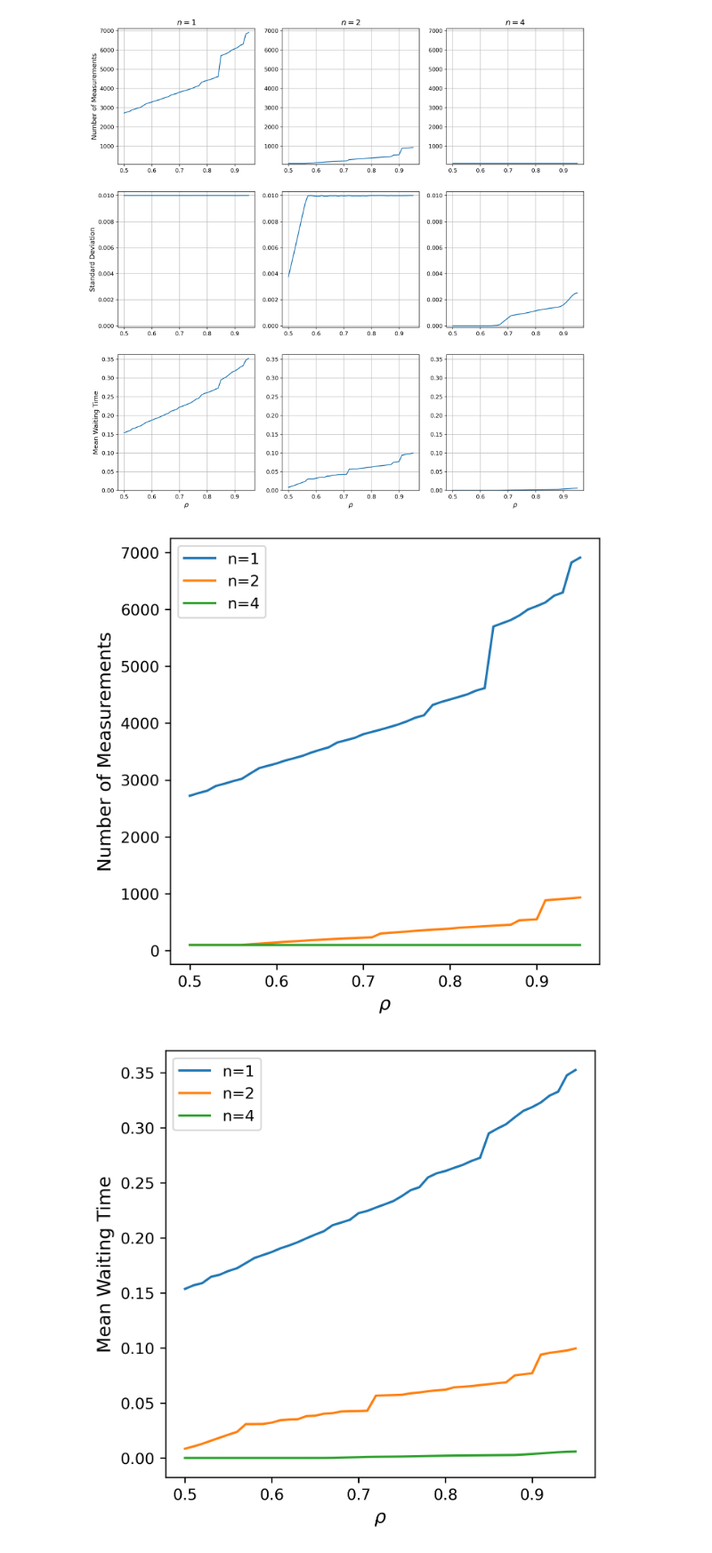
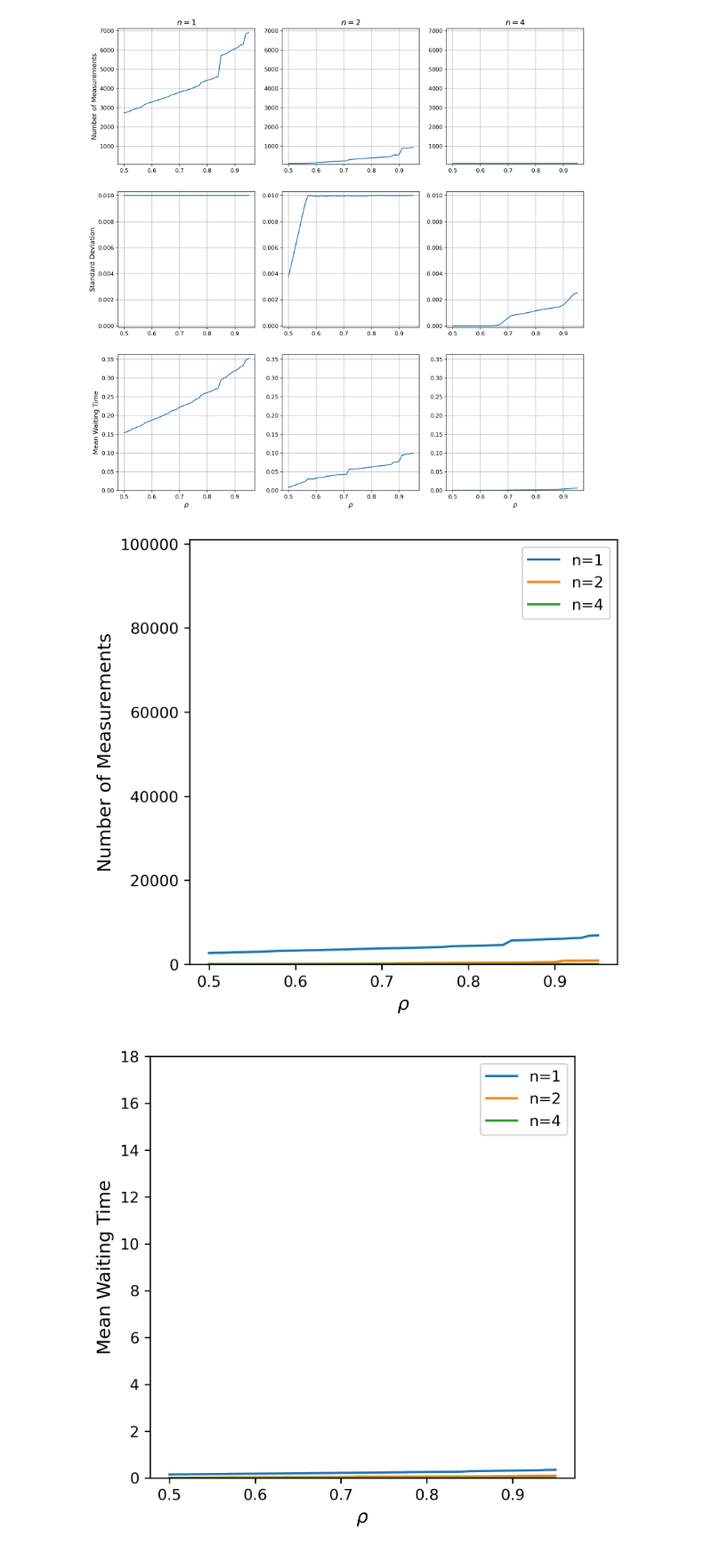
Before and after one commit to tuaosh/StochSim-Assignment-2, a Jupyter notebook: simulations.ipynb, the cells around one changed output. Shown at 89% size. Drawn from its saved outputs; the diff is of its cells as text; code cells hidden in the pictures.

```diff
--- a/simulations.ipynb
+++ b/simulations.ipynb
@@ -502,23 +508,25 @@ ax.set_ylabel("Number of Measurements", fontsize=12)
 
 ax.set_xlabel(r"$\rho$", fontsize=12)
 
+ax.set_ylim(0, 101000)
 ax.legend()
 
 plt.show()
 # %% [output]
-[figure, old version]
+[figure, new version]
 # %%
 fig, ax = plt.subplots(1, 1, figsize=(5, 5))
 ax.plot(RHO, means_M_H_1, label="n=1")
 ax.plot(RHO, means_M_H_2, label="n=2")
 ax.plot(RHO, means_M_H_4, label="n=4")
 
 ax.set_ylabel("Mean Waiting Time", fontsize=12)
 
 ax.set_xlabel(r"$\rho$", fontsize=12)
 
+ax.set_ylim(0, 18)
 ax.legend()
 
 plt.show()
 # %% [output]
-[figure, old version]
+[figure, new version]
```
Also changed, not shown: parts of 6 cells of this notebook, 8 other files.
